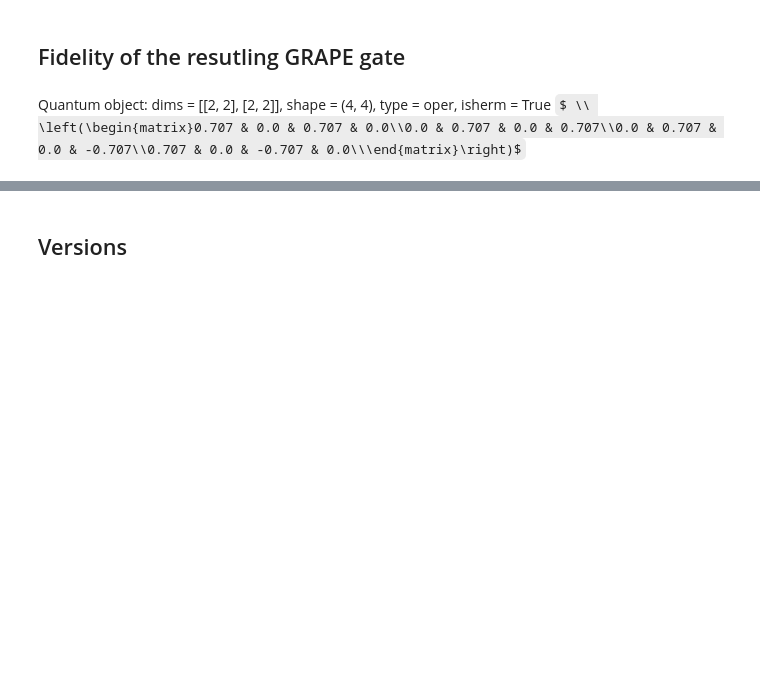
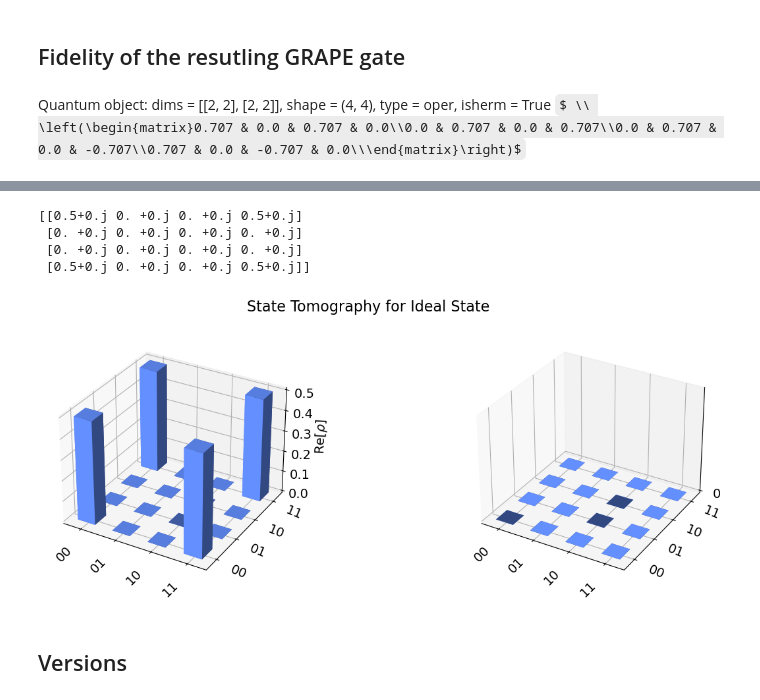
Before and after one commit to ranandwade/Spring2023_Capstone_Group_6, a Jupyter notebook: control-grape-bell_ECA1.ipynb, the cells around one changed output, grey strips where cells are left out. Cells and saved outputs as stored; diff of their text form; code cells hidden in the pictures; some formulas as TeX source; blank space fills up the shorter version.

```diff
--- a/control-grape-bell_ECA1.ipynb
+++ b/control-grape-bell_ECA1.ipynb
@@ -157,3 +190,14 @@ fig = qpt_plot_combined(chi, op_label, fig=fig, threshold=0.001)
+# %%
+#plotting cityscape for ideal density matrix
+idm=np.array(idealdensitymatrix)
+print (idm)
+plot_state_city(idm, title='State Tomography for Ideal State')
+# %% [output]
+[[0.5+0.j 0. +0.j 0. +0.j 0.5+0.j]
+ [0. +0.j 0. +0.j 0. +0.j 0. +0.j]
+ [0. +0.j 0. +0.j 0. +0.j 0. +0.j]
+ [0.5+0.j 0. +0.j 0. +0.j 0.5+0.j]]
+[figure, added]
 # %% [markdown]
 ## Versions
 # %%
```
Also changed, not shown: parts of 17 cells of this notebook.
